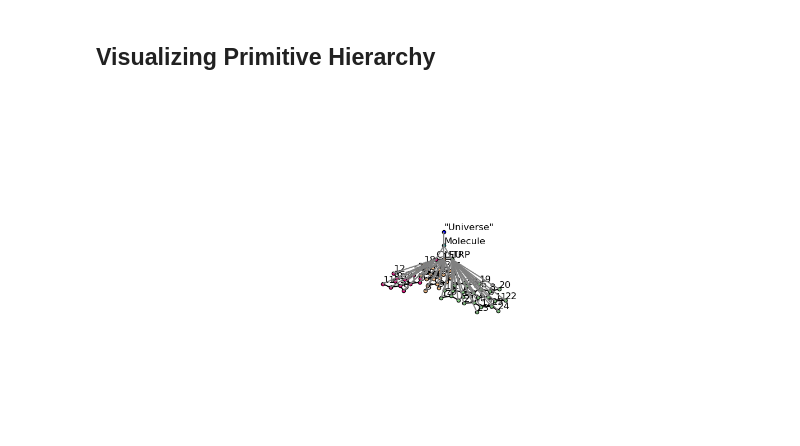
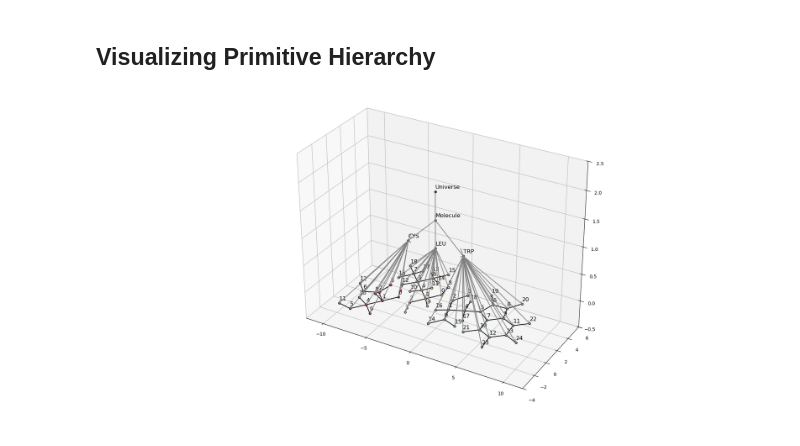
Before and after one commit to StephMcCallum/mupt-examples, a Jupyter notebook: tripeptide.ipynb, the cells around one changed output. Drawn from its saved outputs; the diff is of its cells as text; code cells hidden in the pictures.

Commit message:
Updated tripeptide notebook to draw diagram as expected

```diff
--- a/tripeptide.ipynb
+++ b/tripeptide.ipynb
@@ -67,11 +67,16 @@ def topology_to_positions(top : nx.Graph, level_idx : int=0, layout_fn=nx.kamada
             for (node1, node2) in top.edges
     ]
     return node_positions, edge_lines
+
+def uniform_spacing_about_origin(n : int, scale : float=1.0) -> np.ndarray:
+    mean_pos = (n - 1)*scale/2
+
+    return np.arange(n, dtype=float)*scale - mean_pos
 # %%
 from mupt.interfaces.rdkit import primitive_from_rdkit
 
 
-AA_CODES : dict[str, str] = {
+AA_PDB_CODES : dict[str, str] = {
     'G' : 'GLY',
     'A' : 'ALA',
     'V' : 'VAL',
@@ -95,7 +100,7 @@ AA_CODES : dict[str, str] = {
 }
 
 
-seq : str = 'AFCH'
+# seq : str = 'AFCH'
 seq : str = 'WLC'
 peptide, residues, conf_id = peptide_mol_from_FASTA(seq)
 
@@ -136,6 +137,7 @@ peptide_prim.topology = TopologicalStructure(nx.path_graph(AA_CODES[aa] for aa i
 import matplotlib.pyplot as plt
 %matplotlib ipympl
 from matplotlib.colors import rgb2hex
+from mpl_toolkits.mplot3d import Axes3D
 
 import numpy as np
 from anytree.iterators import LevelOrderGroupIter
@@ -146,22 +148,26 @@ z_eps = np.array([0.0, 0.0, eps])
 
 cmap = plt.get_cmap('Accent')
 
-dim : float = 6
+scale : float = 10
 n_rows, n_cols = 1, 2
 aspect = n_cols / n_rows
-figsize = (aspect*dim, dim)
+figsize = (aspect*scale, scale)
 
 fig, ax = plt.subplots(figsize=figsize, subplot_kw={'projection': '3d'})
-ax.grid(False)
-ax.axis('off')
+ax.autoscale('off')
+# ax.grid(False)
+ax.grid(True)
+# ax.axis('off')
 
 ax.set_xlim(-12, 12)
-ax.set_ylim(-12, 12)
-ax.set_zlim(-1, 3)
+ax.set_ylim(-4, 6)
+ax.set_zlim(-0.5, 2.5)
 
 ax.elev = 30
 ax.azim = -60
 ax.roll = 0
+
+# ax.get_proj = lambda : np.dot(Axes3D.get_proj(ax), np.diag([1, 1, 0.7, 1]))
 
 
 plot_arrows : bool = True
@@ -177,44 +183,55 @@ ax.text(*(universe_pos + z_eps), universe_prim.label, fontsize=12)
 # plot mol
 mol_pos = np.array([0, 0, 1.5], dtype=float)
 ax.scatter(*mol_pos, marker='o', edgecolor='k', color='c')
-ax.text(*(mol_pos + z_eps), peptide_prim.label, fontsize=12)
+ax.text(*(mol_pos + z_eps), molecule_prim.label, fontsize=12)
 if plot_arrows:
     ax.quiver(*universe_pos, *mol_pos - universe_pos, color=arrow_color, arrow_length_ratio=0.2)
 
 # plot residues
-node_pos_residue, edge_pos_residue = topology_to_positions(peptide_prim.topology, level_idx=1.0, layout_fn=nx.kamada_kawai_layout)
+res_pos_x = uniform_spacing_about_origin(len(seq), scale=3)
+node_pos_residue, edge_pos_residue = topology_to_positions(
+    molecule_prim.topology,
+    level_idx=1.0,
+    layout_fn=lambda top : {(AA_PDB_CODES[aa_code], 0) : (-x_pos, 0) for aa_code, x_pos in zip(seq, res_pos_x)},
+)
 # add edges and arrows for residue
 for edgepair in edge_pos_residue:
     ax.plot(*edgepair.T, marker='.', color='k')  # plot edges as lines
 
 if plot_arrows:
     ax.quiver(*np.tile(mol_pos, (len(node_pos_residue), 1)).T, *(node_pos_residue - mol_pos).T, color=arrow_color, arrow_length_ratio=0.1)
 
 ## plot over each residue's parts
-for i, (node, node_pos_res) in enumerate(zip(peptide_prim.topology.nodes, node_pos_residue)):
-    res_color = cmap(i / (len(peptide_prim.topology.nodes)))
-    res_prim = peptide_prim.children_by_label[node]
+for i, (node_handle_res, node_pos_res) in enumerate(zip(molecule_prim.topology.nodes, node_pos_residue)):
+    res_color = cmap(i / (len(molecule_prim.topology.nodes)))
+    res_prim = molecule_prim.children_by_handle[node_handle_res]
     ax.scatter(*node_pos_res, marker='o', edgecolor='k', color=res_color)
-    ax.text(*(node_pos_res + z_eps), node, fontsize=12)
+    ax.text(*(node_pos_res + z_eps), node_handle_res[0], fontsize=12)
 
     # plot atoms
     node_pos_atoms, edge_pos_atoms = topology_to_positions(
         res_prim.topology,
         level_idx=0,
         # level_idx=-1,
-        layout_fn=lambda top : {node: pos[:-1] for node, pos in zip(top.nodes, res_prim.shape.positions)},
+        layout_fn=lambda top : {node : pos[:-1] for node, pos in zip(top.nodes, res_prim.shape.positions)},
     )
 
-    for node, node_pos_atom in zip(res_prim.topology.nodes, node_pos_atoms):
+    for node_handle_atom, node_pos_atom in zip(res_prim.topology.nodes, node_pos_atoms):
         ax.scatter(*node_pos_atom, marker='o', edgecolor='k', color=res_color)
-        ax.text(*(node_pos_atom + z_eps), node, fontsize=12)
+        ax.text(*(node_pos_atom + z_eps), node_handle_atom[1], fontsize=12)
 
     for edgepair in edge_pos_atoms:
         ax.plot(*edgepair.T, marker='.', color='k')  # plot edges as lines
 
     if plot_arrows:
-        ax.quiver(*np.tile(node_pos_res, (len(node_pos_atoms), 1)).T, *(node_pos_atoms - node_pos_res).T, color=arrow_color, arrow_length_ratio=0.02)
+        ax.quiver(
+            *np.tile(node_pos_res, (len(node_pos_atoms), 1)).T,
+            *(node_pos_atoms - node_pos_res).T,
+            color=arrow_color,
+            arrow_length_ratio=0.02,
+        )
 
+ax.get_proj = lambda : np.dot(Axes3D.get_proj(ax), np.diag([1.2, 0.6, 1.2, 0.8]))
 plt.show()
 # %% [output]
-[figure, old version]
+[figure, new version]
```
Also changed, not shown: parts of 1 cell of this notebook, 1 other file.
